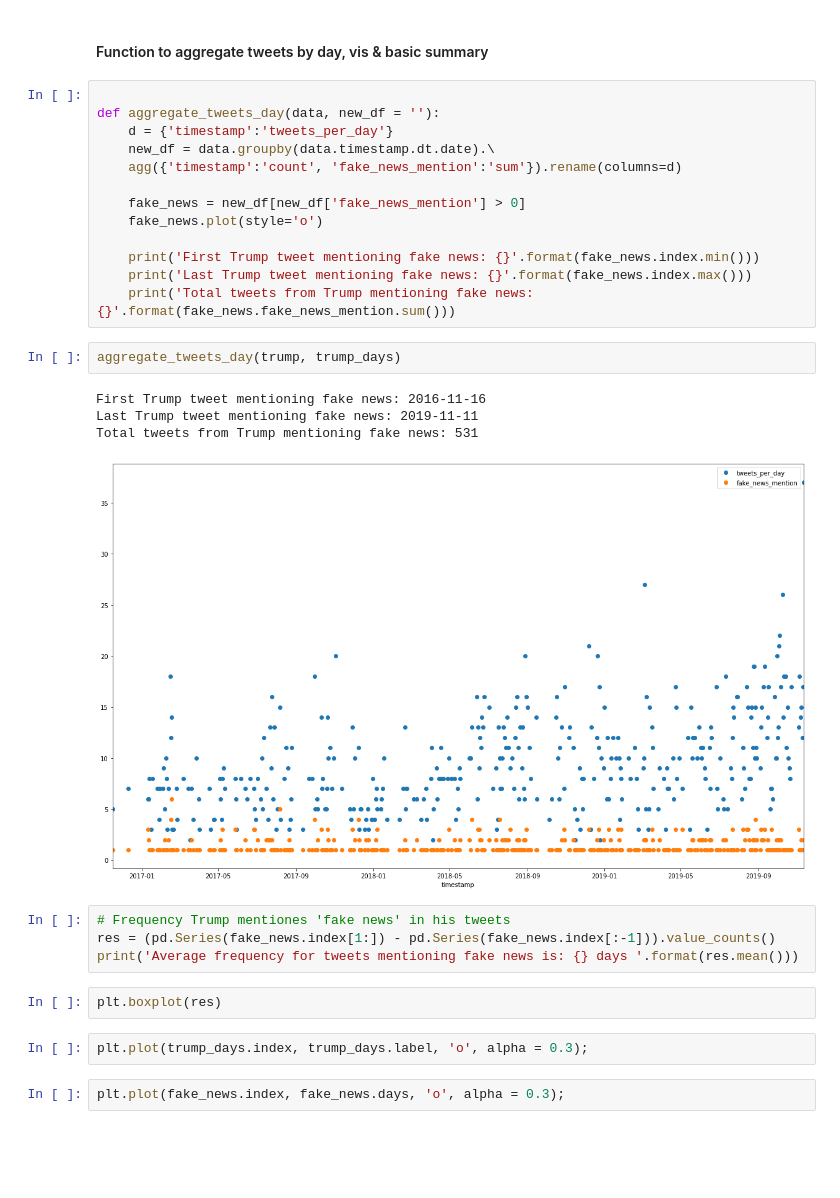
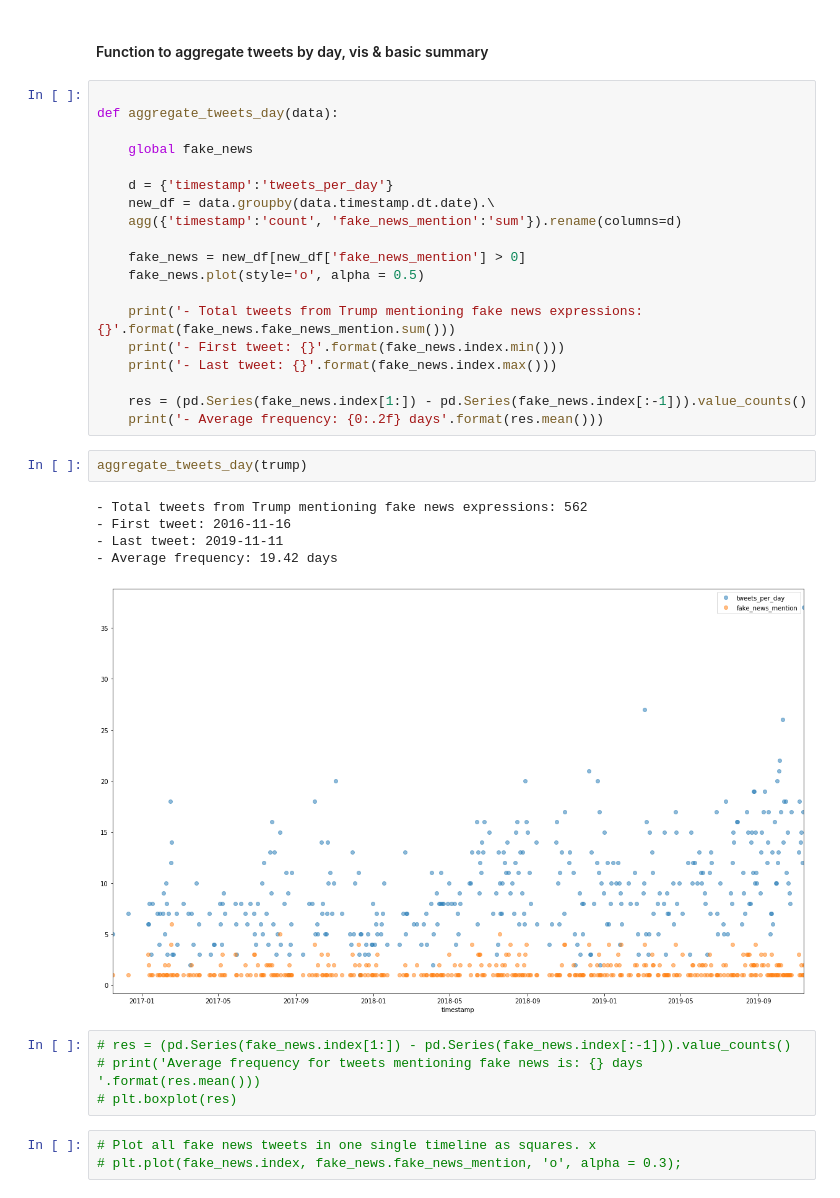
Before and after one commit to cmdelaserna/tweets-analysis, a Jupyter notebook: Trump tweets.ipynb, the cells around one changed output. Drawn from its saved outputs; the diff is of its cells as text; blank space fills up the shorter version.

Commit message:
completed functions for full tweets analysis and visualization

```diff
--- a/Trump tweets.ipynb
+++ b/Trump tweets.ipynb
@@ -75,31 +101,35 @@ Name: fakemedia, dtype: int64
 #### Function to aggregate tweets by day, vis & basic summary
 # %%
 
-def aggregate_tweets_day(data, new_df = ''):
+def aggregate_tweets_day(data):
+
+    global fake_news
+
     d = {'timestamp':'tweets_per_day'}
     new_df = data.groupby(data.timestamp.dt.date).\
     agg({'timestamp':'count', 'fake_news_mention':'sum'}).rename(columns=d)
 
     fake_news = new_df[new_df['fake_news_mention'] > 0]
-    fake_news.plot(style='o')
+    fake_news.plot(style='o', alpha = 0.5)
 
-    print('First Trump tweet mentioning fake news: {}'.format(fake_news.index.min()))
-    print('Last Trump tweet mentioning fake news: {}'.format(fake_news.index.max()))
-    print('Total tweets from Trump mentioning fake news: {}'.format(fake_news.fake_news_mention.sum()))
+    print('- Total tweets from Trump mentioning fake news expressions: {}'.format(fake_news.fake_news_mention.sum()))
+    print('- First tweet: {}'.format(fake_news.index.min()))
+    print('- Last tweet: {}'.format(fake_news.index.max()))
+
+    res = (pd.Series(fake_news.index[1:]) - pd.Series(fake_news.index[:-1])).value_counts()
+    print('- Average frequency: {0:.2f} days'.format(res.mean()))
 # %%
-aggregate_tweets_day(trump, trump_days)
+aggregate_tweets_day(trump)
 # %% [output]
-First Trump tweet mentioning fake news: 2016-11-16
-Last Trump tweet mentioning fake news: 2019-11-11
-Total tweets from Trump mentioning fake news: 531
+- Total tweets from Trump mentioning fake news expressions: 562
+- First tweet: 2016-11-16
+- Last tweet: 2019-11-11
+- Average frequency: 19.42 days
-[figure, old version]
+[figure, new version]
 # %%
-# Frequency Trump mentiones 'fake news' in his tweets
-res = (pd.Series(fake_news.index[1:]) - pd.Series(fake_news.index[:-1])).value_counts()
-print('Average frequency for tweets mentioning fake news is: {} days '.format(res.mean()))
+# res = (pd.Series(fake_news.index[1:]) - pd.Series(fake_news.index[:-1])).value_counts()
+# print('Average frequency for tweets mentioning fake news is: {} days '.format(res.mean()))
+# plt.boxplot(res)
-# %%
-plt.boxplot(res)
-# %%
-plt.plot(trump_days.index, trump_days.label, 'o', alpha = 0.3);
 # %%
-plt.plot(fake_news.index, fake_news.days, 'o', alpha = 0.3);
+# Plot all fake news tweets in one single timeline as squares. x
+# plt.plot(fake_news.index, fake_news.fake_news_mention, 'o', alpha = 0.3);
```
Also changed, not shown: parts of 4 cells of this notebook.
